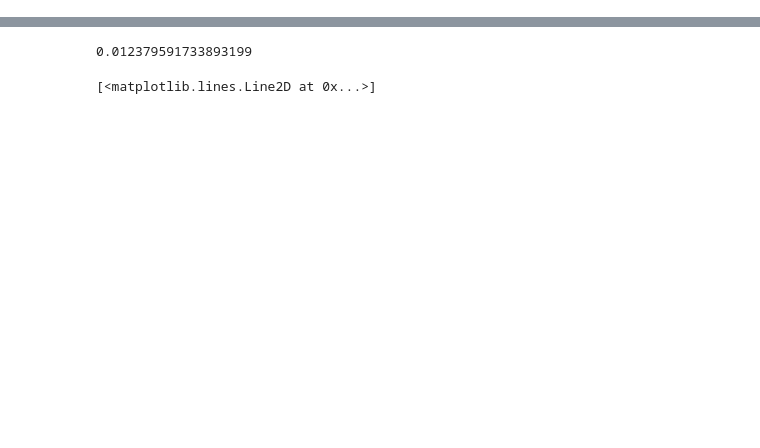
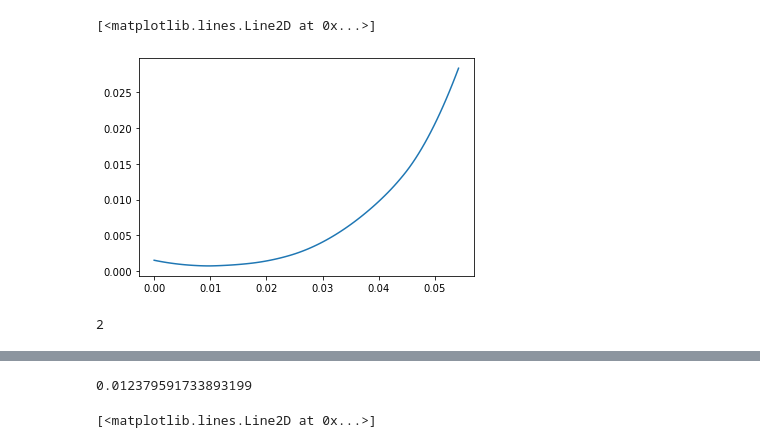
Before and after one commit to jw-y/FE_project_1, a Jupyter notebook: sp500.ipynb, the cells around one changed output, grey strips where cells are left out. Cells and saved outputs as stored; diff of their text form; code cells hidden in the pictures; blank space fills up the shorter version.

```diff
--- a/sp500.ipynb
+++ b/sp500.ipynb
@@ -27,0 +201,16 @@ mu = log_df.mean().to_numpy()
+# %%
+def optimize_var(v):
+    m = gp.Model("quadratic")
+    # create variables
+    theta = m.addMVar( mu.shape[0],lb=0.0, ub=1.0, name='theta')
+    #set objective
+    obj = theta @ cov @ theta
+    m.setObjective(obj)
+
+    #Add contraint
+    m.addConstr((theta @ mu)-v==0, "c0")
+    m.addConstr(theta.sum()-1==0, "c1")
+
+    #m.feasRelaxS(0, True, False, True)
+    m.optimize()
+    return m
@@ -27,0 +238,2 @@ mu = log_df.mean().to_numpy()
+# %%
+max_ret = log_df.mean().max()
@@ -27,0 +244,3 @@ mu = log_df.mean().to_numpy()
+# %%
+_x_ = np.linspace(0, max_ret, 100).tolist()
+_y_ = [optimize_var(x).ObjVal for x in _x_]
@@ -27,0 +274,9 @@ mu = log_df.mean().to_numpy()
+# %%
+plt.plot(_x_, _y_)
+# %% [output]
+[<matplotlib.lines.Line2D at 0x...>]
+[figure, added]
+# %%
+m.Status
+# %% [output]
+2
```
Also changed, not shown: parts of 39 cells of this notebook, 10 other files.
